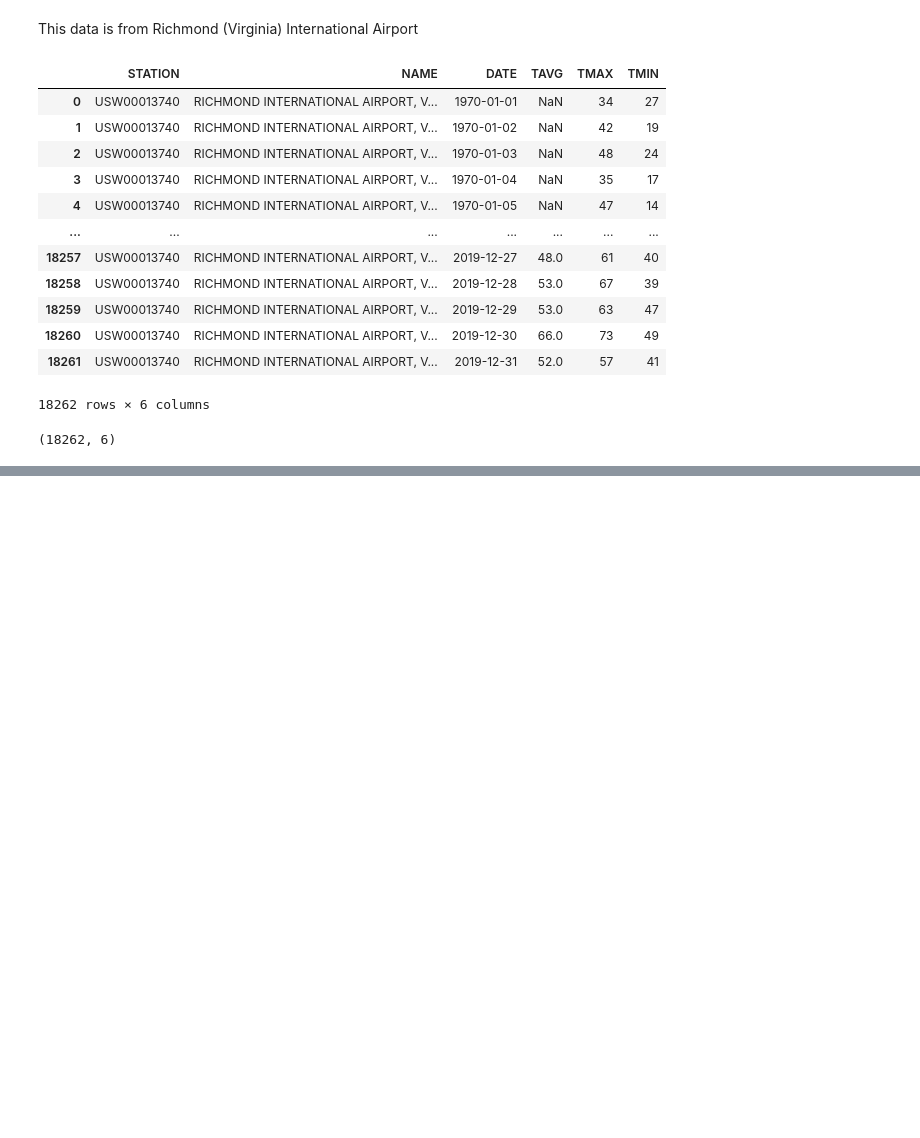
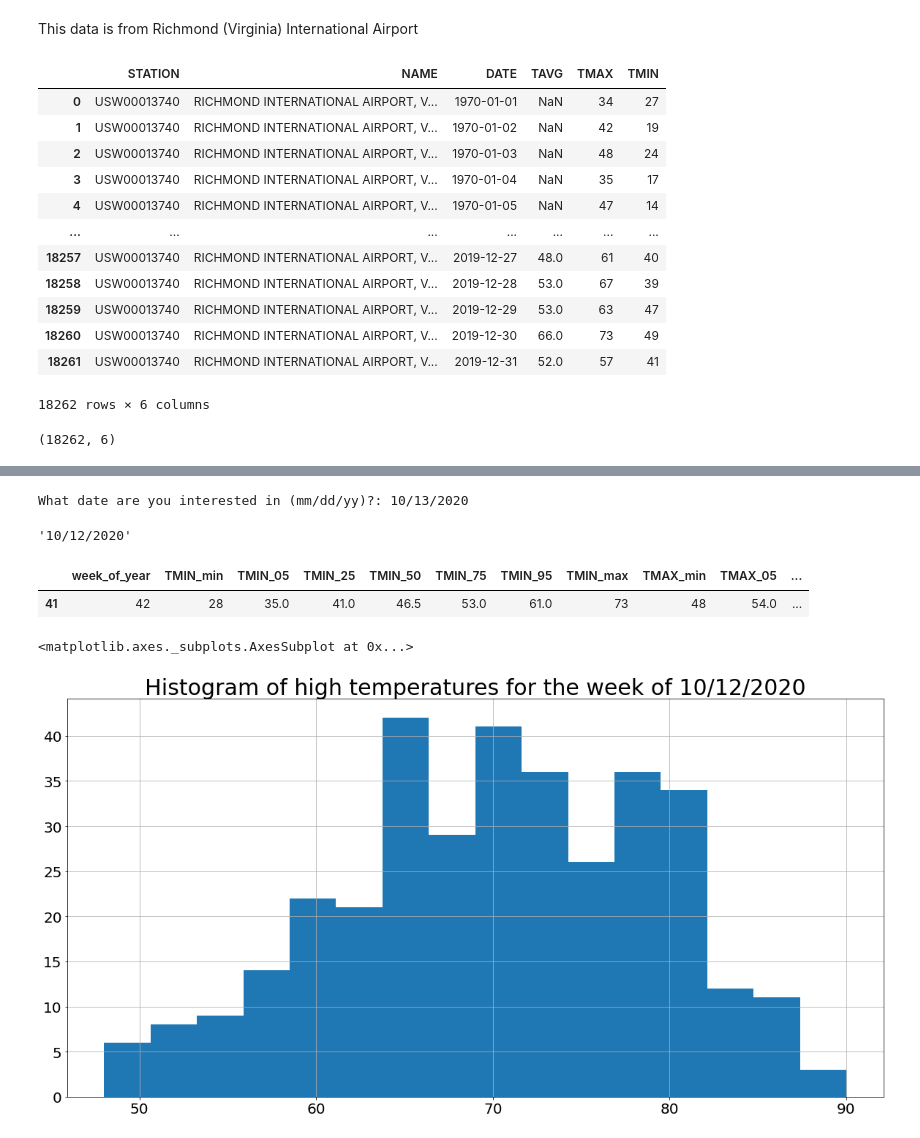
Before and after one commit to will-franklin/weather-distributions, a Jupyter notebook: weather.ipynb, the cells around one changed output, grey strips where cells are left out. Drawn from its saved outputs; the diff is of its cells as text; code cells hidden in the pictures; blank space fills up the shorter version.

```diff
--- a/weather.ipynb
+++ b/weather.ipynb
@@ -259,0 +228,27 @@ sns.distplot(df.loc[df['week_of_year'] == 35, 'TMAX'], hist=True, kde=True,
+# %%
+date_of_interest_text = input("What date are you interested in (mm/dd/yy)?: ")
+date_of_interest = datetime.datetime.strptime(date_of_interest_text, '%m/%d/%Y')
+year_of_interest = date_of_interest.isocalendar()[0]
+week_of_interest = date_of_interest.isocalendar()[1]
+# %% [output]
+What date are you interested in (mm/dd/yy)?: 10/13/2020
+# %%
+start_of_week_of_interest = datetime.date.fromisocalendar(year_of_interest, week_of_interest, 1).strftime('%m/%d/%Y')
+# %%
+start_of_week_of_interest
+# %% [output]
+'10/12/2020'
+# %%
+df_quantiles[df_quantiles['week_of_year'] == week_of_interest]
+# %% [output]
+|  | week_of_year | TMIN_min | TMIN_05 | TMIN_25 | TMIN_50 | TMIN_75 | TMIN_95 | TMIN_max | TMAX_min | TMAX_05 | ... |
+| 41 | 42 | 28 | 35.0 | 41.0 | 46.5 | 53.0 | 61.0 | 73 | 48 | 54.0 | ... |
+# %%
+matplotlib.rc('xtick', labelsize=20)
+matplotlib.rc('ytick', labelsize=20)
+title_string = "Histogram of high temperatures for the week of " + start_of_week_of_interest
+plt.title(title_string, fontsize=30)
+df.loc[df['week_of_year'] == week_of_interest, 'TMAX'].hist(bins=16, figsize=(20,10))
+# %% [output]
+<matplotlib.axes._subplots.AxesSubplot at 0x...>
+[figure, added]
```
Also changed, not shown: parts of 44 cells of this notebook.
